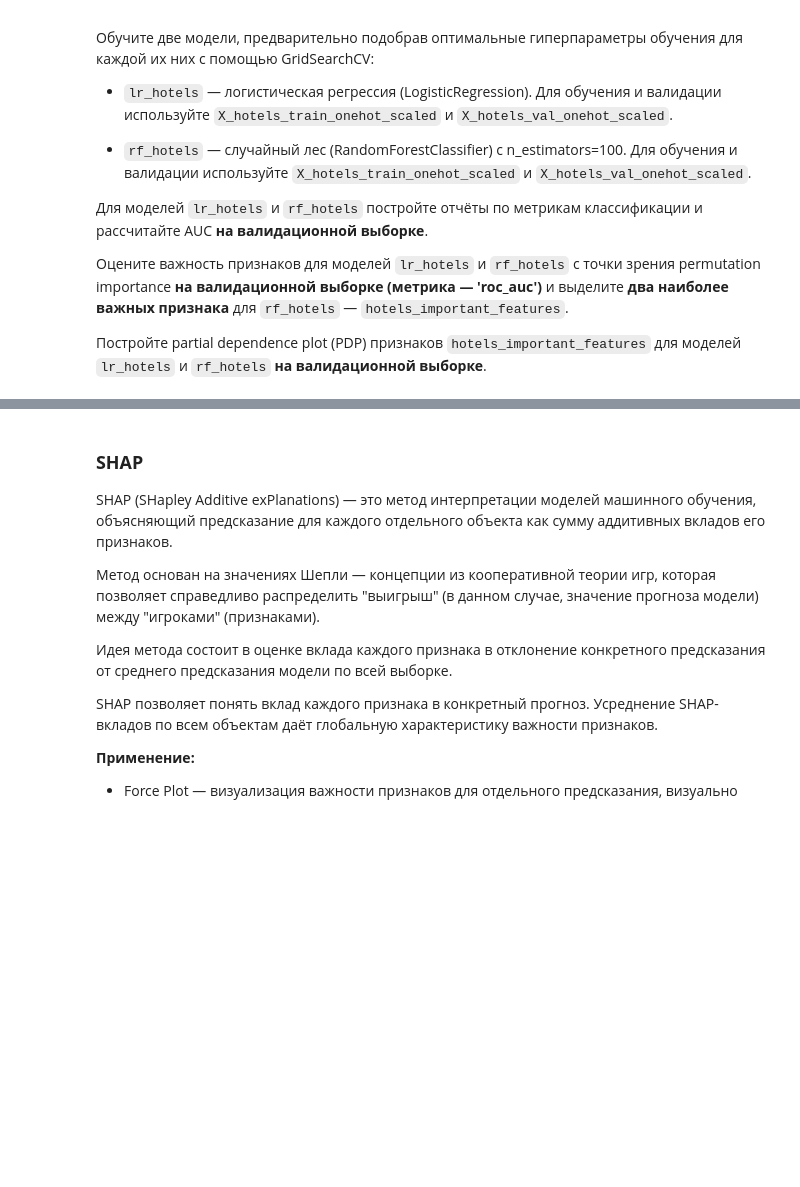
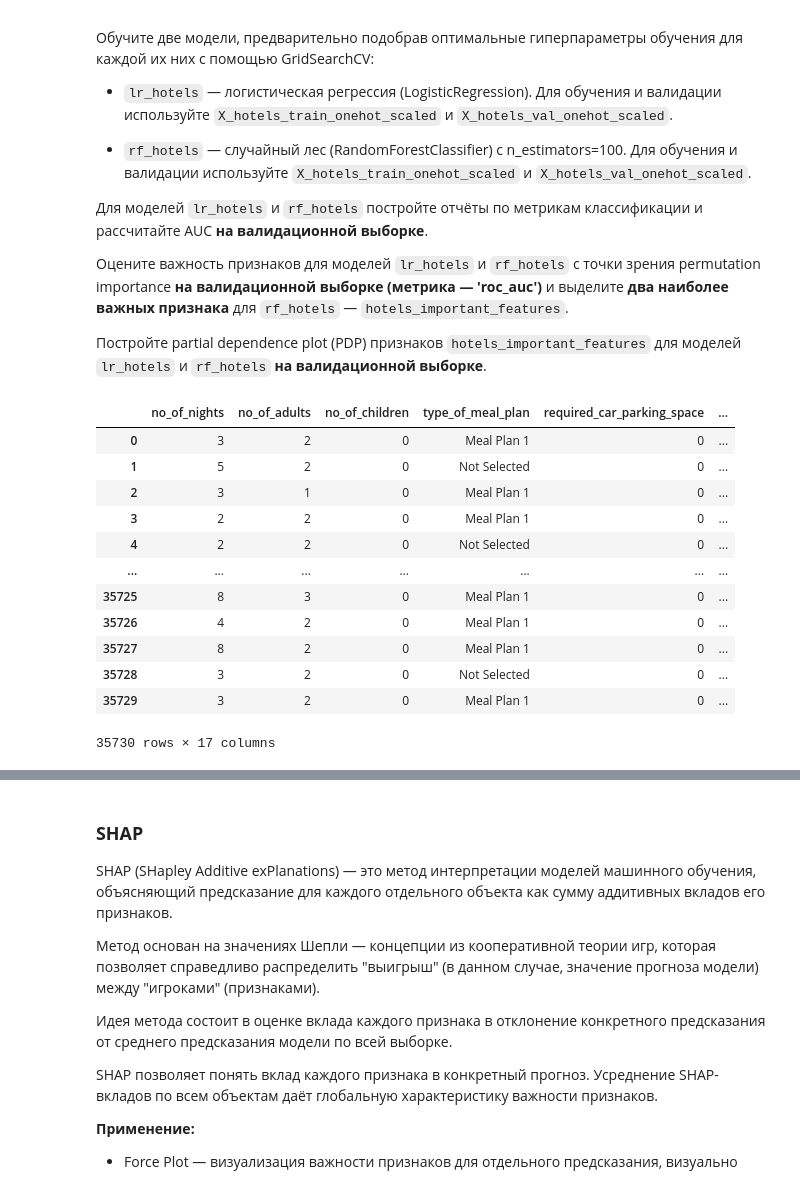
Before and after one commit to ml2me/study, a Jupyter notebook: classic_ML/7/07.Задание.ipynb, the cells around one changed output, grey strips where cells are left out. Saved outputs shown, nothing was run; the diff lists cells and outputs as text; code cells hidden in the pictures; blank space fills up the shorter version.

```diff
--- a/classic_ML/7/07.Задание.ipynb
+++ b/classic_ML/7/07.Задание.ipynb
@@ -525,8 +525,22 @@ Partial dependence plot (PDP, график частичной зависимос
 # %%
 # Считайте набор данных
 
-df_hotels = pd.read_csv('hotels.csv')
+df_hotels = pd.read_csv(path + 'hotels.csv')
 df_hotels
+# %% [output]
+|  | no_of_nights | no_of_adults | no_of_children | type_of_meal_plan | required_car_parking_space | ... |
+| 0 | 3 | 2 | 0 | Meal Plan 1 | 0 | ... |
+| 1 | 5 | 2 | 0 | Not Selected | 0 | ... |
+| 2 | 3 | 1 | 0 | Meal Plan 1 | 0 | ... |
+| 3 | 2 | 2 | 0 | Meal Plan 1 | 0 | ... |
+| 4 | 2 | 2 | 0 | Not Selected | 0 | ... |
+| ... | ... | ... | ... | ... | ... | ... |
+| 35725 | 8 | 3 | 0 | Meal Plan 1 | 0 | ... |
+| 35726 | 4 | 2 | 0 | Meal Plan 1 | 0 | ... |
+| 35727 | 8 | 2 | 0 | Meal Plan 1 | 0 | ... |
+| 35728 | 3 | 2 | 0 | Not Selected | 0 | ... |
+| 35729 | 3 | 2 | 0 | Meal Plan 1 | 0 | ... |
+35730 rows × 17 columns
 # %%
 # Воспользуемся методом info для определения типов признаков
 
```
Also changed, not shown: parts of 21 cells of this notebook.
